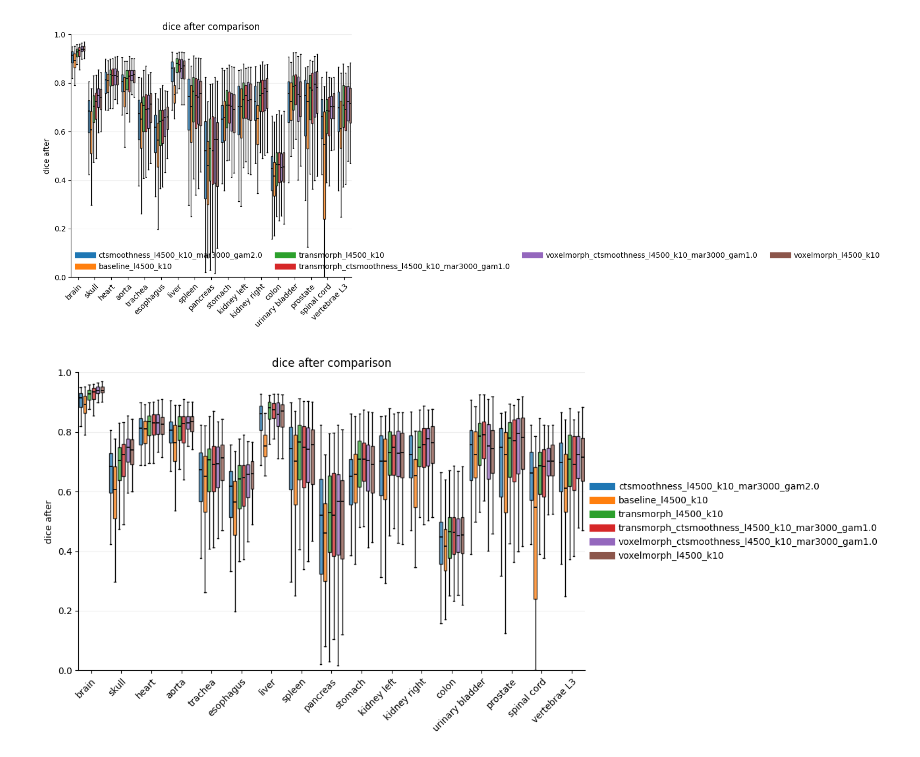
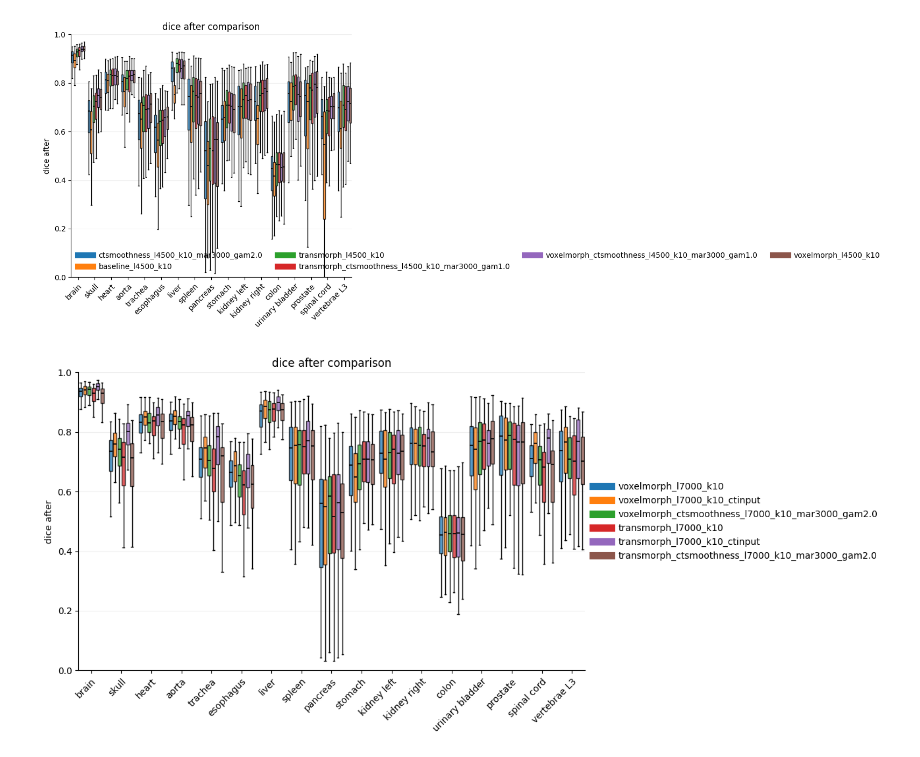
Before and after one commit to XiangcenWu/psma_gen, a Jupyter notebook: Registration/read_inference/read_inference_results.ipynb, the cells around one changed output. Cells and saved outputs as stored; diff of their text form; code cells hidden in the pictures.

```diff
--- a/Registration/read_inference/read_inference_results.ipynb
+++ b/Registration/read_inference/read_inference_results.ipynb
@@ -345,12 +345,13 @@ DEFAULT_ORGANS = [
 ]
 
 TXT_FILES = [
-    "/share/home/xcwu/pet_reg_results/ctsmoothness_l4500_k10_mar3000_gam2.0.txt",
-    "/share/home/xcwu/pet_reg_results/baseline_l4500_k10.txt",
-    "/share/home/xcwu/pet_reg_results/transmorph_l4500_k10.txt",
-    "/share/home/xcwu/pet_reg_results/transmorph_ctsmoothness_l4500_k10_mar3000_gam1.0.txt",
-    "/share/home/xcwu/pet_reg_results/voxelmorph_ctsmoothness_l4500_k10_mar3000_gam1.0.txt",
-    "/share/home/xcwu/pet_reg_results/voxelmorph_l4500_k10.txt",
+    # "voxelmorph_l7000_k10.txt",
+    "/share/home/xcwu/pet_reg_results/voxelmorph_l7000_k10.txt",
+    "/share/home/xcwu/pet_reg_results/voxelmorph_l7000_k10_ctinput.txt",
+    "/share/home/xcwu/pet_reg_results/voxelmorph_ctsmoothness_l7000_k10_mar3000_gam2.0.txt",
+    "/share/home/xcwu/pet_reg_results/transmorph_l7000_k10.txt",
+    "/share/home/xcwu/pet_reg_results/transmorph_l7000_k10_ctinput.txt",
+    "/share/home/xcwu/pet_reg_results/transmorph_ctsmoothness_l7000_k10_mar3000_gam2.0.txt",
 ]
 
 LABELS = None
@@ -580,31 +581,31 @@ def plot_boxplots_from_txt_files(
         title=title,
         orientation="horizontal" if use_horizontal else "vertical",
         show_fliers=show_fliers,
     )
 
     if output:
         fig.savefig(output, dpi=300, bbox_inches="tight")
         print(f"Saved figure to {output}")
 
     plt.show()
     return fig
 
 def main():
     if not TXT_FILES:
         raise ValueError("Please fill TXT_FILES with one or more result txt paths.")
 
     plot_boxplots_from_txt_files(
         TXT_FILES,
         labels=LABELS,
         metric=METRIC,
         organs=ORGANS,
         use_horizontal=USE_HORIZONTAL,
         show_fliers=SHOW_FLIERS,
         title=TITLE,
         output=OUTPUT,
     )
 
 if __name__ == "__main__":
     main()
 # %% [output]
-[figure, old version]
+[figure, new version]
```
Also changed, not shown: 3 other files.
